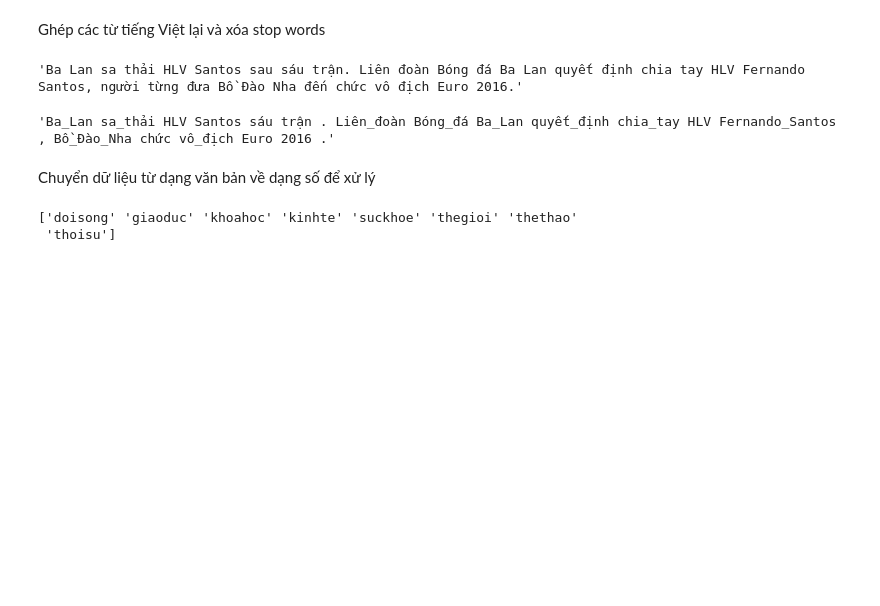
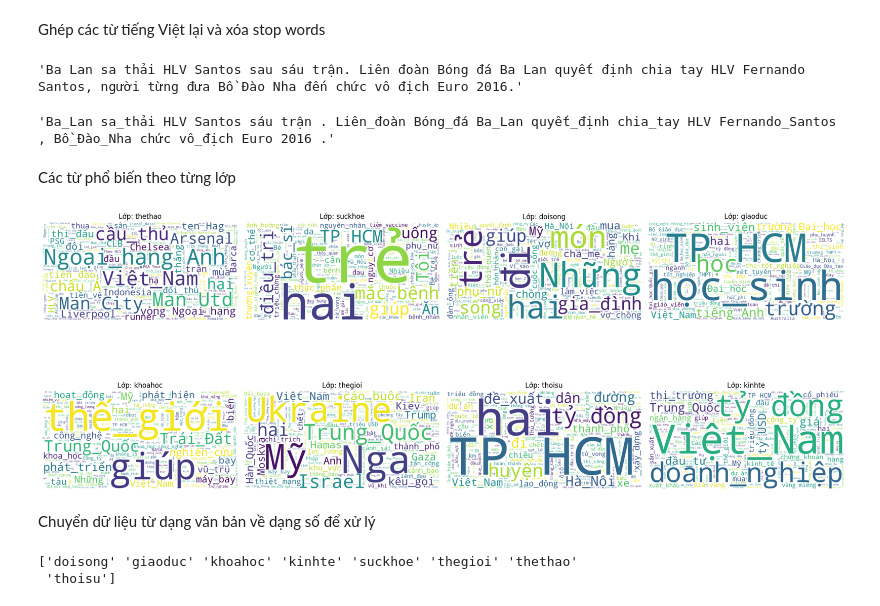
Before and after one commit to kwspringkle/nhapmonAI, a Jupyter notebook: nhapmonai.ipynb, the cells around one changed output. Cells and saved outputs as stored; diff of their text form; code cells hidden in the pictures; blank space fills up the shorter version.

```diff
--- a/nhapmonai.ipynb
+++ b/nhapmonai.ipynb
@@ -120,6 +143,27 @@ train_df['văn bản'][0]
 train_df['processed'][0]
 # %% [output]
 'Ba_Lan sa_thải HLV Santos sáu trận . Liên_đoàn Bóng_đá Ba_Lan quyết_định chia_tay HLV Fernando_Santos , Bồ_Đào_Nha chức vô_địch Euro 2016 .'
+# %% [markdown]
+Các từ phổ biến theo từng lớp
+# %%
+unique_labels = train_df['lớp'].unique()
+num_labels = len(unique_labels)
+
+plt.figure(figsize=(20, 10))
+
+for i, label in enumerate(unique_labels):
+    text = " ".join(train_df[train_df['lớp'] == label]['processed'])
+    wordcloud = WordCloud(width=800, height=400, background_color='white').generate(text)
+
+    plt.subplot(2, 4, i+1)  # 2 hàng, 4 cột = 8 lớp
+    plt.imshow(wordcloud, interpolation='bilinear')
+    plt.axis('off')
+    plt.title(f"Lớp: {label}")
+
+plt.tight_layout()
+plt.show()
+# %% [output]
+[figure, added]
 # %% [markdown]
 Chuyển dữ liệu từ dạng văn bản về dạng số để xử lý
 # %%
```
Also changed, not shown: parts of 11 cells of this notebook.
